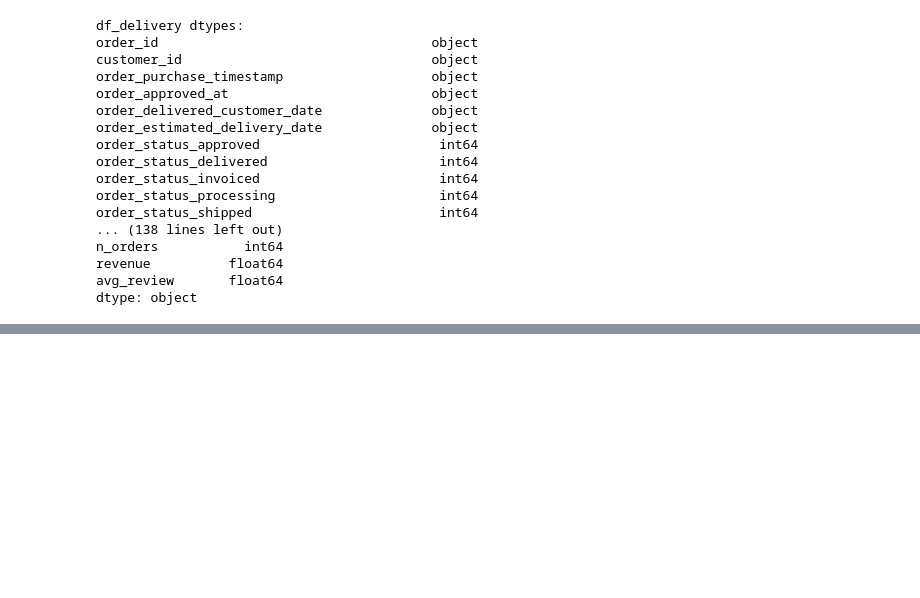
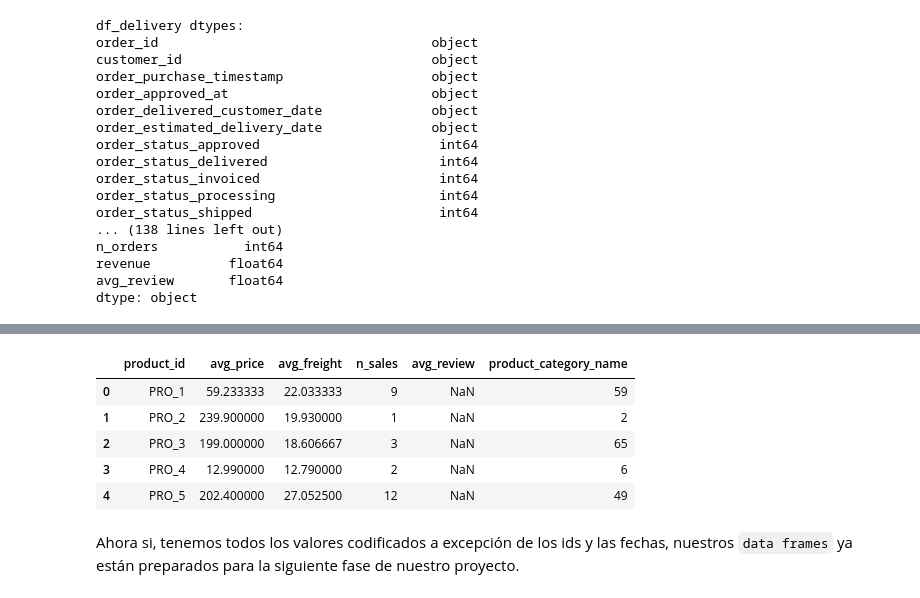
Before and after one commit to paulabaal12/PROY3-DM, a Jupyter notebook: main.ipynb, the cells around one changed output, grey strips where cells are left out. Cells and saved outputs as stored; diff of their text form; code cells hidden in the pictures; blank space fills up the shorter version.

```diff
--- a/main.ipynb
+++ b/main.ipynb
@@ -1113,0 +1087,18 @@ df_product_stats.head()
+# %%
+category_mapping_dict = products_df.drop_duplicates(subset='product_category_name') \
+    .set_index('product_category_name')['product_category_name_english'].to_dict()
+
+df_product_stats['product_category_name_english'] = df_product_stats['product_category_name'] \
+    .map(category_mapping_dict)
+
+df_product_stats = df_product_stats.drop(columns='product_category_name').rename(columns={'product_category_name_english': 'product_category_name'})
+df_product_stats.head()
+# %% [output]
+|  | product_id | avg_price | avg_freight | n_sales | avg_review | product_category_name |
+| 0 | PRO_1 | 59.233333 | 22.033333 | 9 | NaN | 59 |
+| 1 | PRO_2 | 239.900000 | 19.930000 | 1 | NaN | 2 |
+| 2 | PRO_3 | 199.000000 | 18.606667 | 3 | NaN | 65 |
+| 3 | PRO_4 | 12.990000 | 12.790000 | 2 | NaN | 6 |
+| 4 | PRO_5 | 202.400000 | 27.052500 | 12 | NaN | 49 |
+# %% [markdown]
+Ahora si, tenemos todos los valores codificados a excepción de los ids y las fechas, nuestros `data frames` ya están preparados para la siguiente fase de nuestro proyecto.
```
Also changed, not shown: parts of 9 cells of this notebook.
